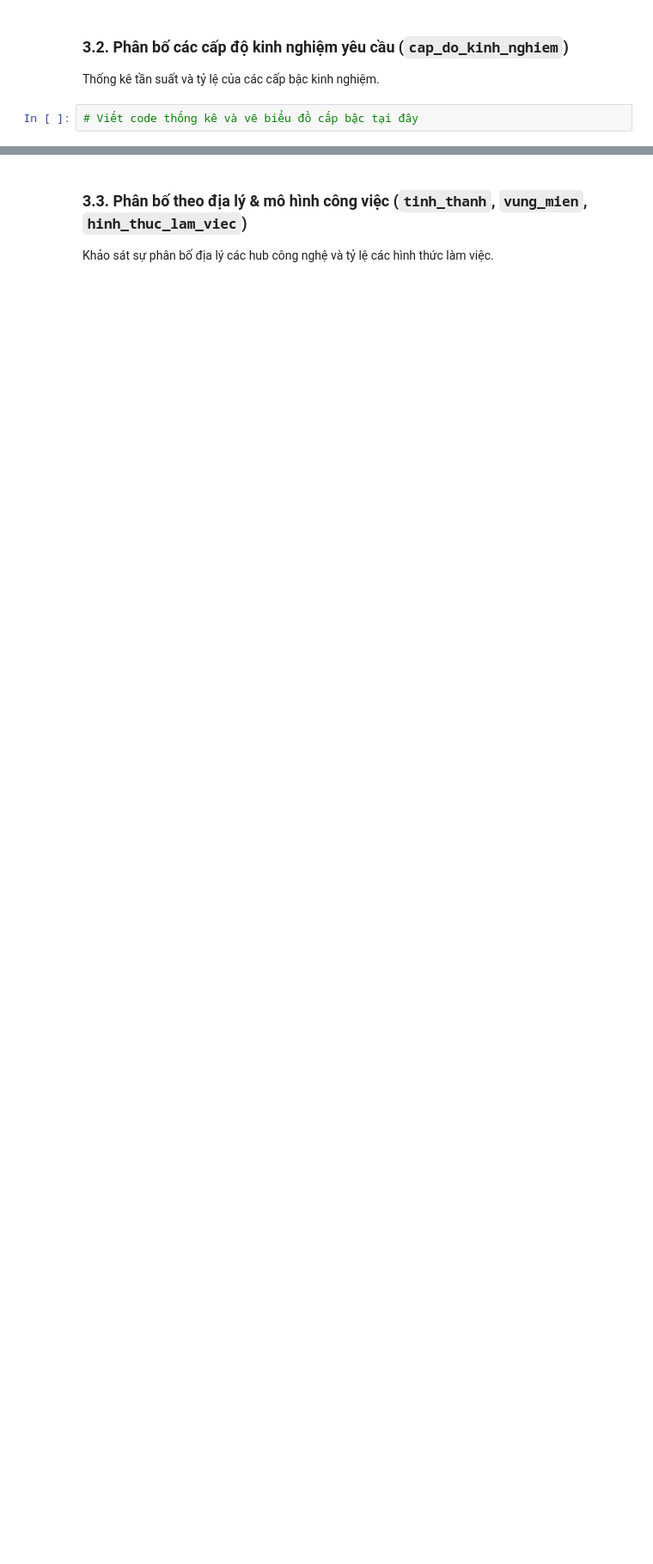
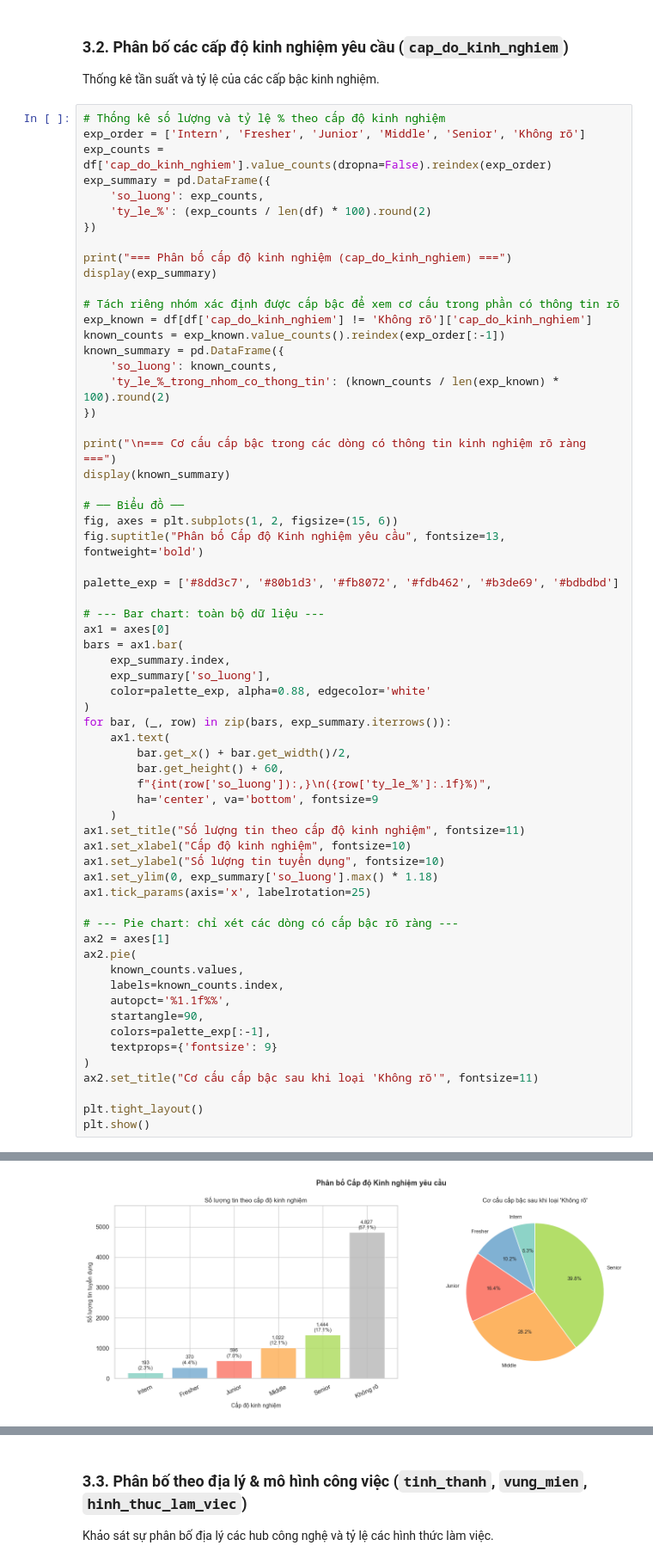
Before and after one commit to TrucHang676/TQH-FINAL-PROJECT-N5, a Jupyter notebook: notebooks/eda.ipynb, the cells around one changed output, grey strips where cells are left out. Shown at 86% size. Drawn from its saved outputs; the diff is of its cells as text; blank space fills up the shorter version.

```diff
--- a/notebooks/eda.ipynb
+++ b/notebooks/eda.ipynb
@@ -78,4 +444,66 @@ Thống kê số lượng và tỷ lệ % của các nhóm vị trí công việ
 ### **3.2. Phân bố các cấp độ kinh nghiệm yêu cầu (`cap_do_kinh_nghiem`)**
 Thống kê tần suất và tỷ lệ của các cấp bậc kinh nghiệm.
 # %%
-# Viết code thống kê và vẽ biểu đồ cấp bậc tại đây
+# Thống kê số lượng và tỷ lệ % theo cấp độ kinh nghiệm
+exp_order = ['Intern', 'Fresher', 'Junior', 'Middle', 'Senior', 'Không rõ']
+exp_counts = df['cap_do_kinh_nghiem'].value_counts(dropna=False).reindex(exp_order)
+exp_summary = pd.DataFrame({
+    'so_luong': exp_counts,
+    'ty_le_%': (exp_counts / len(df) * 100).round(2)
+})
+
+print("=== Phân bố cấp độ kinh nghiệm (cap_do_kinh_nghiem) ===")
+display(exp_summary)
+
+# Tách riêng nhóm xác định được cấp bậc để xem cơ cấu trong phần có thông tin rõ
+exp_known = df[df['cap_do_kinh_nghiem'] != 'Không rõ']['cap_do_kinh_nghiem']
+known_counts = exp_known.value_counts().reindex(exp_order[:-1])
+known_summary = pd.DataFrame({
+    'so_luong': known_counts,
+    'ty_le_%_trong_nhom_co_thong_tin': (known_counts / len(exp_known) * 100).round(2)
+})
+
+print("\n=== Cơ cấu cấp bậc trong các dòng có thông tin kinh nghiệm rõ ràng ===")
+display(known_summary)
+
+# ── Biểu đồ ──
+fig, axes = plt.subplots(1, 2, figsize=(15, 6))
+fig.suptitle("Phân bố Cấp độ Kinh nghiệm yêu cầu", fontsize=13, fontweight='bold')
+
+palette_exp = ['#8dd3c7', '#80b1d3', '#fb8072', '#fdb462', '#b3de69', '#bdbdbd']
+
+# --- Bar chart: toàn bộ dữ liệu ---
+ax1 = axes[0]
+bars = ax1.bar(
+    exp_summary.index,
+    exp_summary['so_luong'],
+    color=palette_exp, alpha=0.88, edgecolor='white'
+)
+for bar, (_, row) in zip(bars, exp_summary.iterrows()):
+    ax1.text(
+        bar.get_x() + bar.get_width()/2,
+        bar.get_height() + 60,
+        f"{int(row['so_luong']):,}\n({row['ty_le_%']:.1f}%)",
+        ha='center', va='bottom', fontsize=9
+    )
+ax1.set_title("Số lượng tin theo cấp độ kinh nghiệm", fontsize=11)
+ax1.set_xlabel("Cấp độ kinh nghiệm", fontsize=10)
+ax1.set_ylabel("Số lượng tin tuyển dụng", fontsize=10)
+ax1.set_ylim(0, exp_summary['so_luong'].max() * 1.18)
+ax1.tick_params(axis='x', labelrotation=25)
+
+# --- Pie chart: chỉ xét các dòng có cấp bậc rõ ràng ---
+ax2 = axes[1]
+ax2.pie(
+    known_counts.values,
+    labels=known_counts.index,
+    autopct='%1.1f%%',
+    startangle=90,
+    colors=palette_exp[:-1],
+    textprops={'fontsize': 9}
+)
+ax2.set_title("Cơ cấu cấp bậc sau khi loại 'Không rõ'", fontsize=11)
+
+plt.tight_layout()
+plt.show()
+# %% [output]
@@ -81,0 +527 @@ Thống kê tần suất và tỷ lệ của các cấp bậc kinh nghiệm.
+[figure, added]
```
Also changed, not shown: parts of 13 cells of this notebook.
